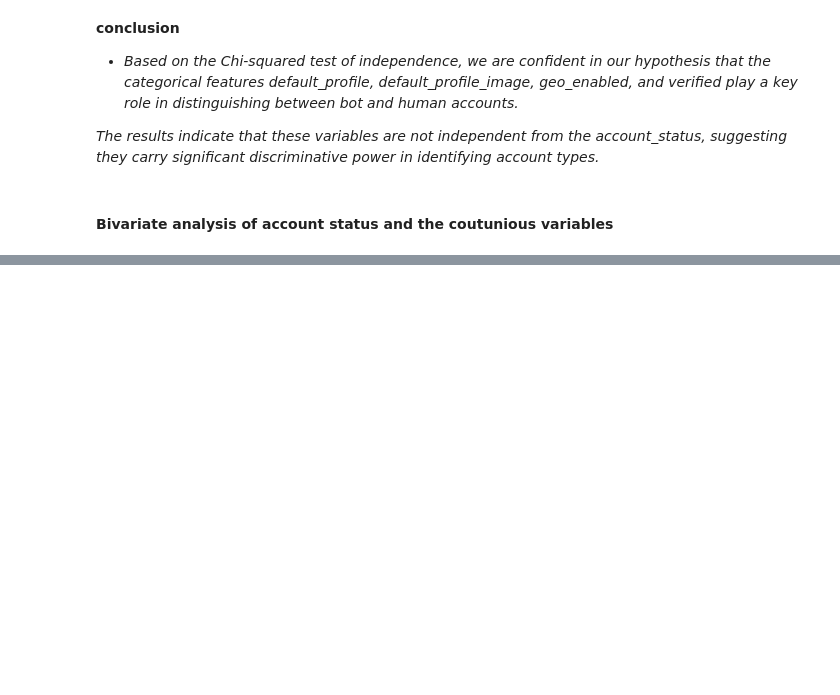
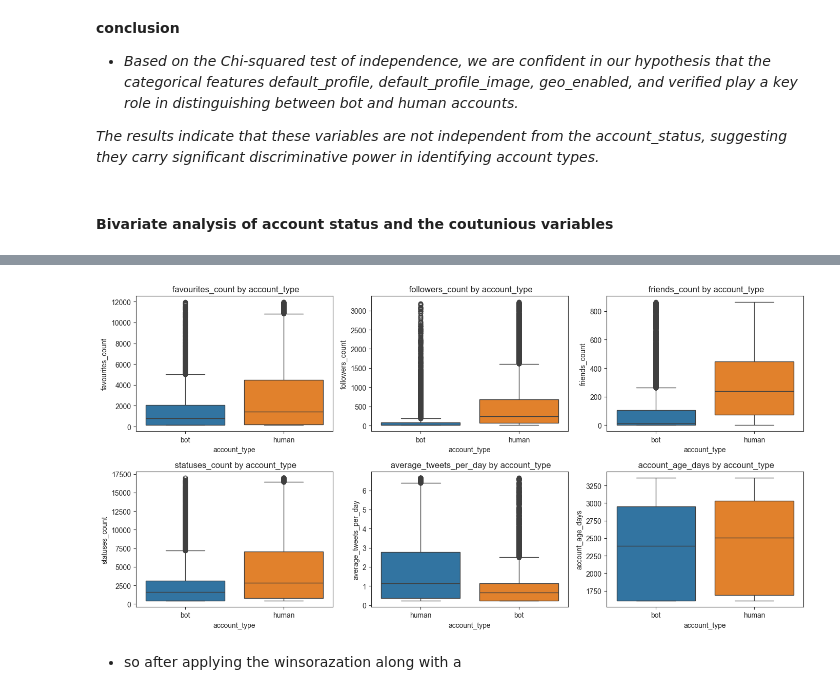
Before and after one commit to YassineSdk/email_classification, a Jupyter notebook: model.ipynb, the cells around one changed output, grey strips where cells are left out. Cells and saved outputs as stored; diff of their text form; code cells hidden in the pictures; blank space fills up the shorter version.

```diff
--- a/model.ipynb
+++ b/model.ipynb
@@ -276,0 +281,14 @@ plt.tight_layout()
+# %%
+fig , ax = plt.subplots(2,3,figsize=(14,7))
+ax = ax.flatten()
+
+for i , col in enumerate(count_col):
+    data = df.copy()
+    data = data[data[col] < np.percentile(data[col],80)]
+    sns.boxplot(y=data[col],x=data['account_type'],hue=data['account_type'],ax=ax[i])
+    ax[i].set_title(f' {col} by account_type')
+plt.tight_layout()
+# %% [output]
+[figure, added]
+# %% [markdown]
+* so after applying the winsorazation along with a
```
Also changed, not shown: parts of 4 cells of this notebook.
